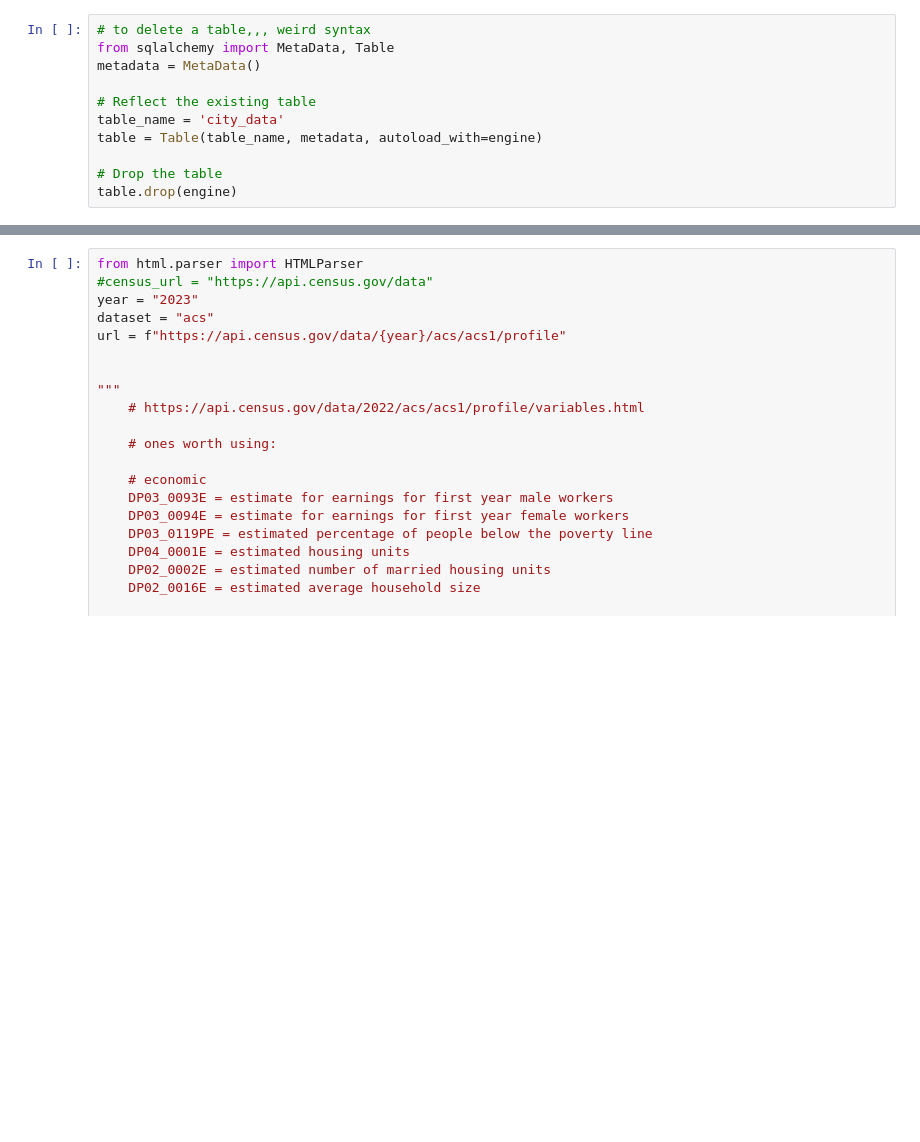
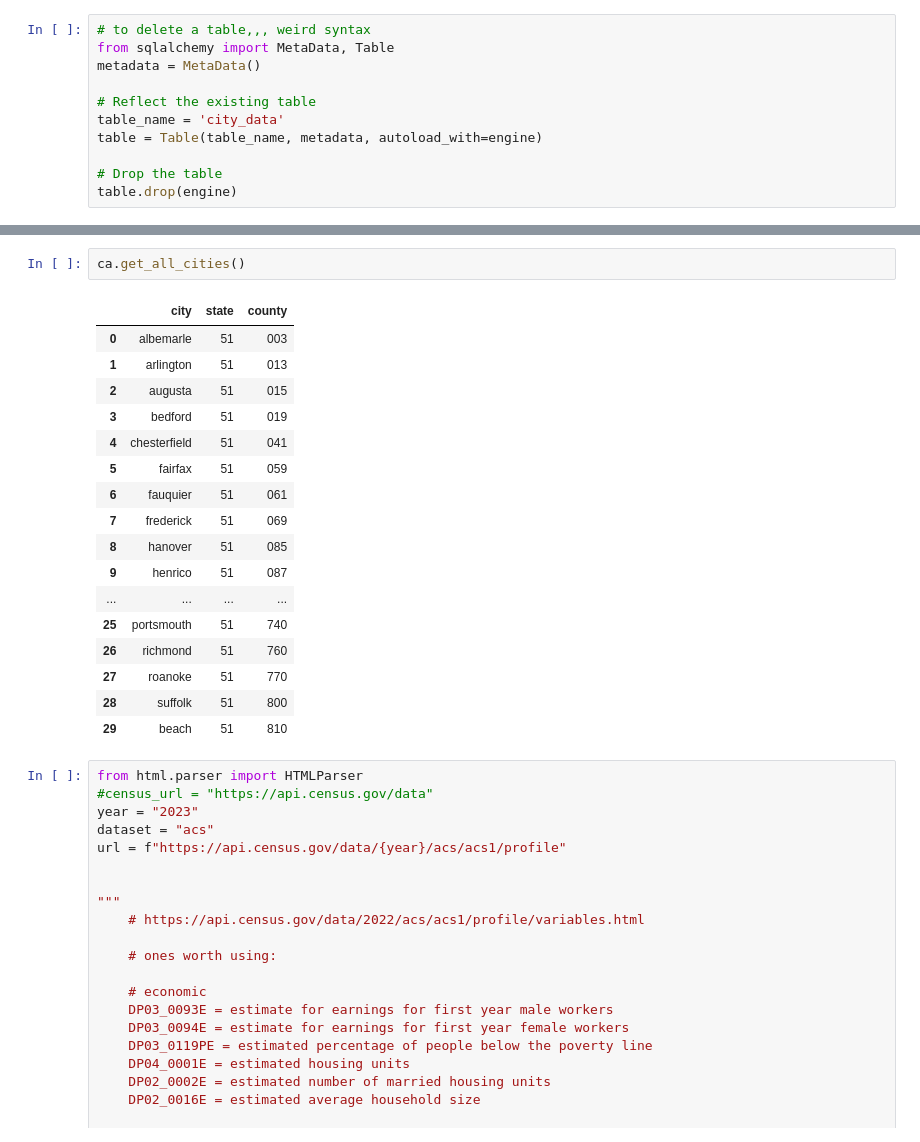
Before and after one commit to j-miskill/climate-ville, a Jupyter notebook: sandbox.ipynb, the cells around one changed output, grey strips where cells are left out. Cells and saved outputs as stored; diff of their text form; blank space fills up the shorter version.

```diff
--- a/sandbox.ipynb
+++ b/sandbox.ipynb
@@ -112,3 +169,23 @@ LINE 2: RENAME TABLE "city_data" TO "city_data1"
+# %%
+ca.get_all_cities()
+# %% [output]
+|  | city | state | county |
+| 0 | albemarle | 51 | 003 |
+| 1 | arlington | 51 | 013 |
+| 2 | augusta | 51 | 015 |
+| 3 | bedford | 51 | 019 |
+| 4 | chesterfield | 51 | 041 |
+| 5 | fairfax | 51 | 059 |
+| 6 | fauquier | 51 | 061 |
+| 7 | frederick | 51 | 069 |
+| 8 | hanover | 51 | 085 |
+| 9 | henrico | 51 | 087 |
+| ... | ... | ... | ... |
+| 25 | portsmouth | 51 | 740 |
+| 26 | richmond | 51 | 760 |
+| 27 | roanoke | 51 | 770 |
+| 28 | suffolk | 51 | 800 |
+| 29 | beach | 51 | 810 |
 # %%
 from html.parser import HTMLParser
 #census_url = "https://api.census.gov/data"
```
Also changed, not shown: parts of 8 cells of this notebook, 2 other files.
